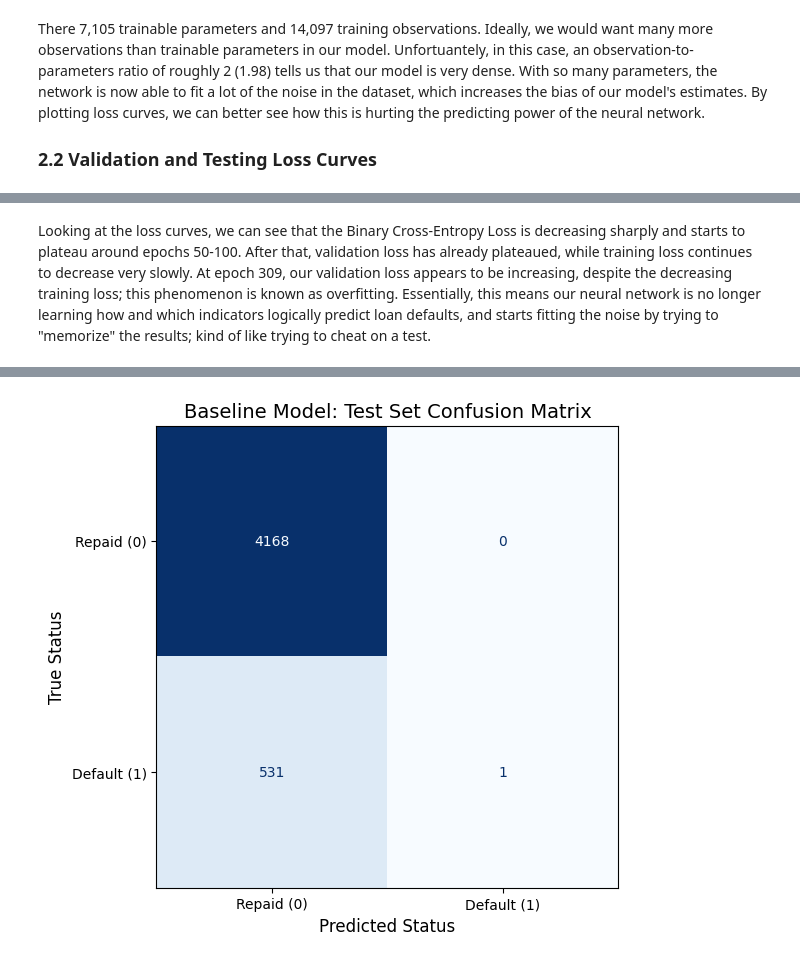
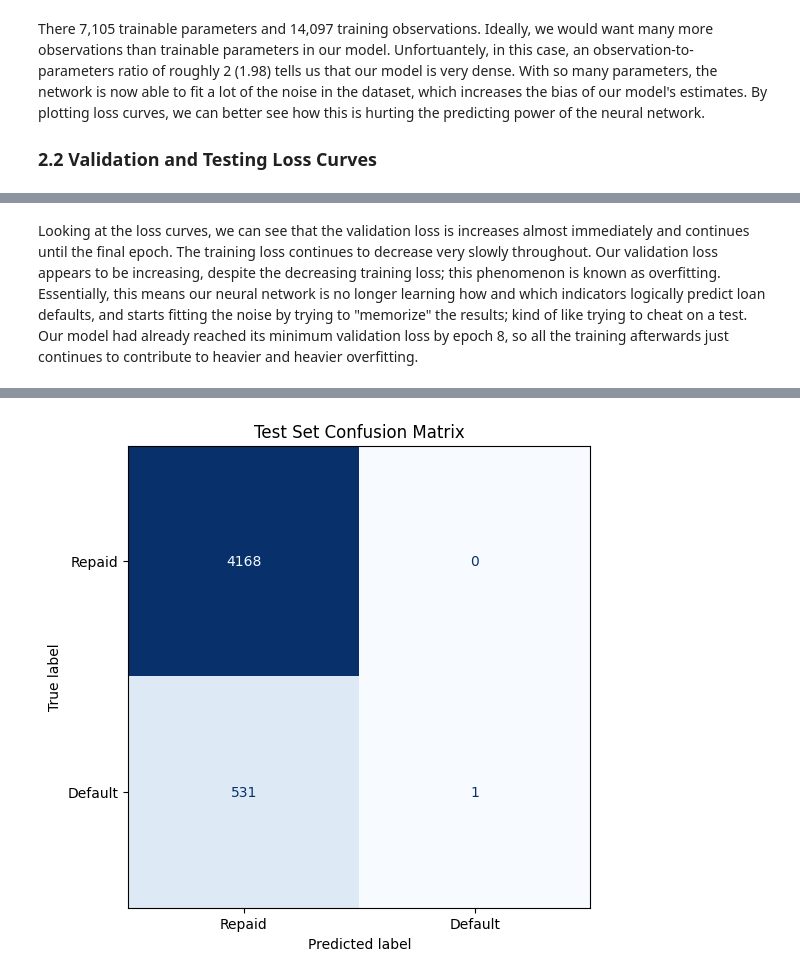
Before and after one commit to yangke34/RSM338-Assignment-6, a Jupyter notebook: RSM338 Assignment 6 Part A.ipynb, the cells around one changed output, grey strips where cells are left out. Cells and saved outputs as stored; diff of their text form; code cells hidden in the pictures.

```diff
--- a/RSM338 Assignment 6 Part A.ipynb
+++ b/RSM338 Assignment 6 Part A.ipynb
@@ -368,41 +421,37 @@ plt.show()
 # %% [markdown]
-Looking at the loss curves, we can see that the Binary Cross-Entropy Loss is decreasing sharply and starts to plateau around epochs 50-100. After that, validation loss has already plateaued, while training loss continues to decrease very slowly. At epoch 309, our validation loss appears to be increasing, despite the decreasing training loss; this phenomenon is known as overfitting. Essentially, this means our neural network is no longer learning how and which indicators logically predict loan defaults, and starts fitting the noise by trying to "memorize" the results; kind of like trying to cheat on a test.
+Looking at the loss curves, we can see that the validation loss is increases almost immediately  and continues until the final epoch. The training loss continues to decrease very slowly throughout. Our validation loss appears to be increasing, despite the decreasing training loss; this phenomenon is known as overfitting. Essentially, this means our neural network is no longer learning how and which indicators logically predict loan defaults, and starts fitting the noise by trying to "memorize" the results; kind of like trying to cheat on a test. Our model had already reached its minimum validation loss by epoch 8, so all the training afterwards just continues to contribute to heavier and heavier overfitting.
 # %%
-from sklearn.metrics import accuracy_score, recall_score, roc_auc_score, confusion_matrix, ConfusionMatrixDisplay
+from sklearn.metrics import accuracy_score, recall_score, roc_auc_score
+from sklearn.metrics import confusion_matrix, ConfusionMatrixDisplay
 
-# 1. Load the best weights from your training loop to ensure we use the pre-overfitting model
+# Load best model
 model.load_state_dict(best_model_weights)
 model.eval()
+with torch.no_grad():
 
-# 2. Generate predictions on the unseen test set
-with torch.no_grad():
     test_outputs = model(X_test_tensor)
-    # The output is a probability (due to Sigmoid). We use a standard 0.5 threshold for binary classification.
+
     test_predictions = (test_outputs >= 0.5).float()
-
-# Convert PyTorch tensors back to NumPy arrays for sklearn compatibility
-y_test_np = y_test_tensor.numpy()
-test_preds_np = test_predictions.numpy()
-test_probs_np = test_outputs.numpy() # AUC requires the raw probabilities, not the 0/1 classes
-
-# 3. Calculate Core Metrics
-accuracy = accuracy_score(y_test_np, test_preds_np)
-recall = recall_score(y_test_np, test_preds_np)
-auc = roc_auc_score(y_test_np, test_probs_np)
-
-print(f"Test Accuracy: {accuracy:.4f}")
-print(f"Test Recall: {recall:.4f}")
-print(f"Test AUC: {auc:.4f}")
+# Convert to numpy
+y_test_np = y_test_tensor.numpy().ravel()
+preds_np = test_predictions.numpy().ravel()
+probs_np = test_outputs.numpy().ravel()
+# Metrics
+accuracy = accuracy_score(y_test_np, preds_np)
+recall = recall_score(y_test_np, preds_np)
+auc = roc_auc_score(y_test_np, probs_np)
+print("Test Accuracy:", round(accuracy,4))
+print("Test Recall:", round(recall,4))
+print("Test AUC:", round(auc,4))
 
 # 4. Generate and Plot the Confusion Matrix
-cm = confusion_matrix(y_test_np, test_preds_np)
-disp = ConfusionMatrixDisplay(confusion_matrix=cm, display_labels=['Repaid (0)', 'Default (1)'])
-
-plt.figure(figsize=(6, 6))
-disp.plot(cmap=plt.cm.Blues, ax=plt.gca(), colorbar=False)
-plt.title('Baseline Model: Test Set Confusion Matrix', fontsize=14)
-plt.xlabel('Predicted Status', fontsize=12)
-plt.ylabel('True Status', fontsize=12)
-plt.grid(False)
+cm = confusion_matrix(y_test_np, preds_np)
+disp = ConfusionMatrixDisplay(
+    confusion_matrix=cm,
+    display_labels=["Repaid", "Default"]
+)
+plt.figure(figsize=(6,6))
+disp.plot(cmap="Blues", ax=plt.gca(), colorbar=False)
+plt.title("Test Set Confusion Matrix")
 plt.show()
 # %% [output]
@@ -412 +461 @@ Test AUC: 0.6813
-[figure, old version]
+[figure, new version]
```
Also changed, not shown: parts of 19 cells of this notebook.
